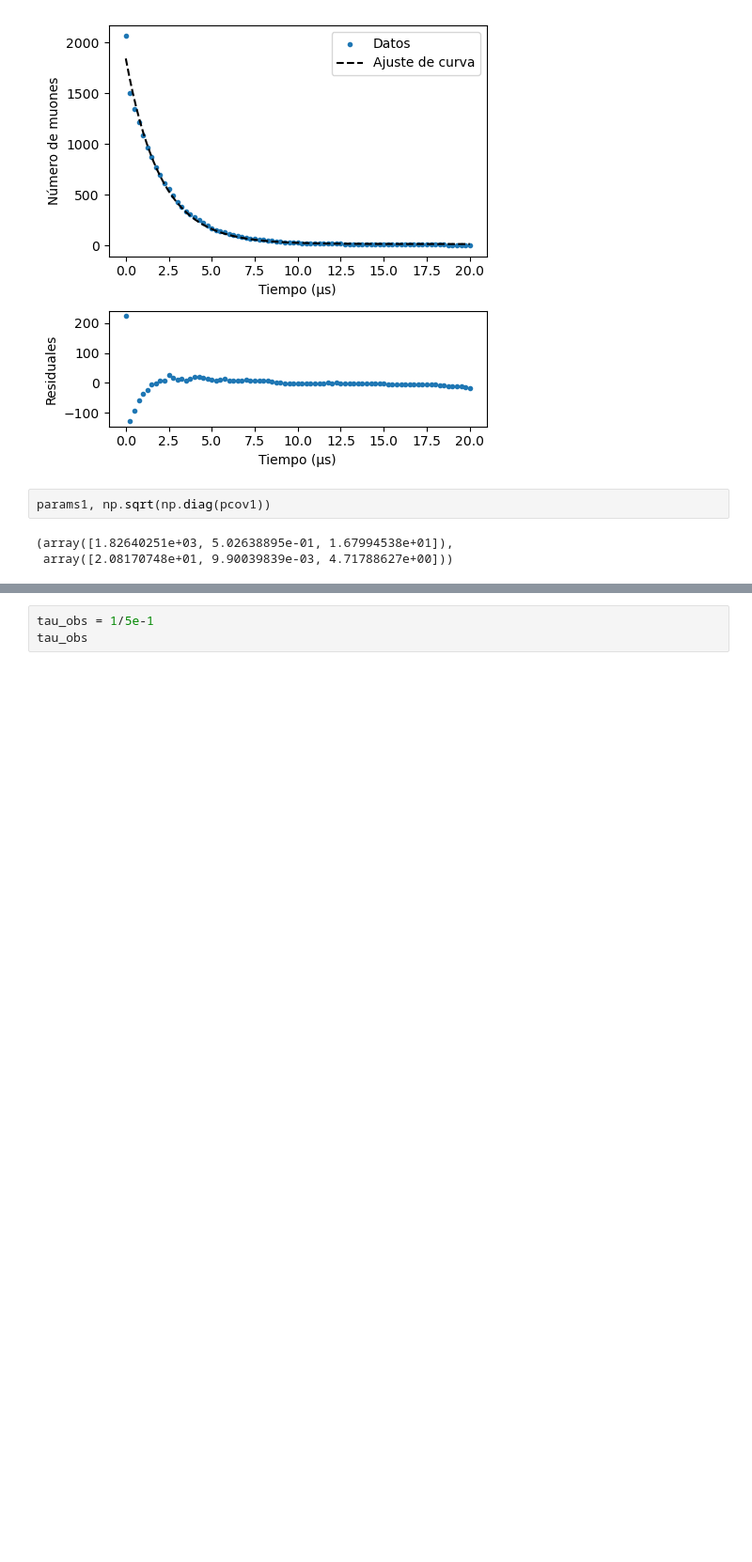
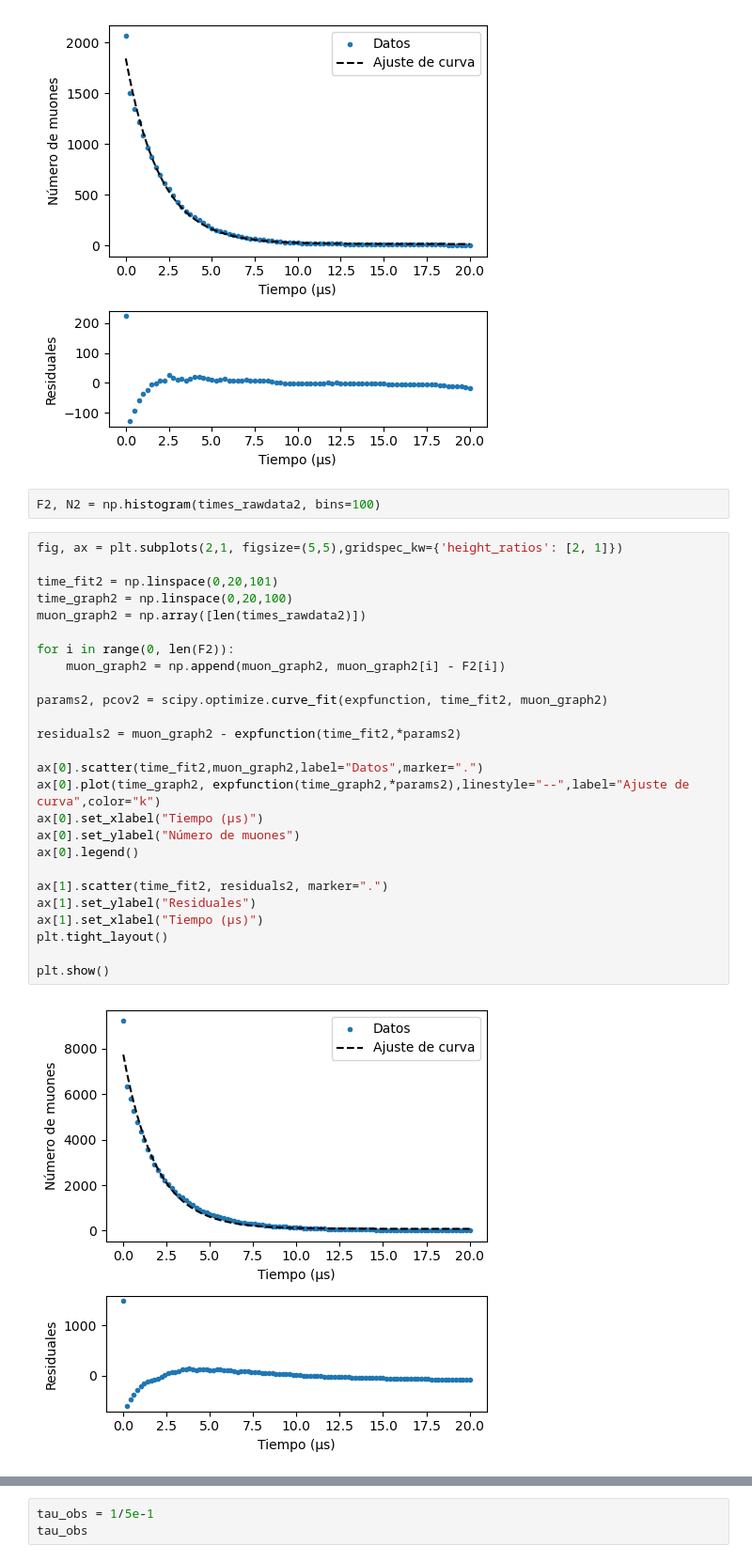
Before and after one commit to QuantumPower4/LabIntermedio2024-2, a Jupyter notebook: Muones/Muones_data.ipynb, the cells around one changed output, grey strips where cells are left out. Shown at 94% size. Cells and saved outputs as stored; diff of their text form; blank space fills up the shorter version.

```diff
--- a/Muones/Muones_data.ipynb
+++ b/Muones/Muones_data.ipynb
@@ -67,8 +76,33 @@ plt.tight_layout()
 plt.show()
 # %% [output]
 [figure]
-# %%
-params1, np.sqrt(np.diag(pcov1))
-# %% [output]
-(array([1.82640251e+03, 5.02638895e-01, 1.67994538e+01]),
- array([2.08170748e+01, 9.90039839e-03, 4.71788627e+00]))
+# %%
+F2, N2 = np.histogram(times_rawdata2, bins=100)
+# %%
+fig, ax = plt.subplots(2,1, figsize=(5,5),gridspec_kw={'height_ratios': [2, 1]})
+
+time_fit2 = np.linspace(0,20,101)
+time_graph2 = np.linspace(0,20,100)
+muon_graph2 = np.array([len(times_rawdata2)])
+
+for i in range(0, len(F2)):
+    muon_graph2 = np.append(muon_graph2, muon_graph2[i] - F2[i])
+
+params2, pcov2 = scipy.optimize.curve_fit(expfunction, time_fit2, muon_graph2)
+
+residuals2 = muon_graph2 - expfunction(time_fit2,*params2)
+
+ax[0].scatter(time_fit2,muon_graph2,label="Datos",marker=".")
+ax[0].plot(time_graph2, expfunction(time_graph2,*params2),linestyle="--",label="Ajuste de curva",color="k")
+ax[0].set_xlabel("Tiempo (μs)")
+ax[0].set_ylabel("Número de muones")
+ax[0].legend()
+
+ax[1].scatter(time_fit2, residuals2, marker=".")
+ax[1].set_ylabel("Residuales")
+ax[1].set_xlabel("Tiempo (μs)")
+plt.tight_layout()
+
+plt.show()
+# %% [output]
+[figure, added]
```
Also changed, not shown: parts of 10 cells of this notebook.
